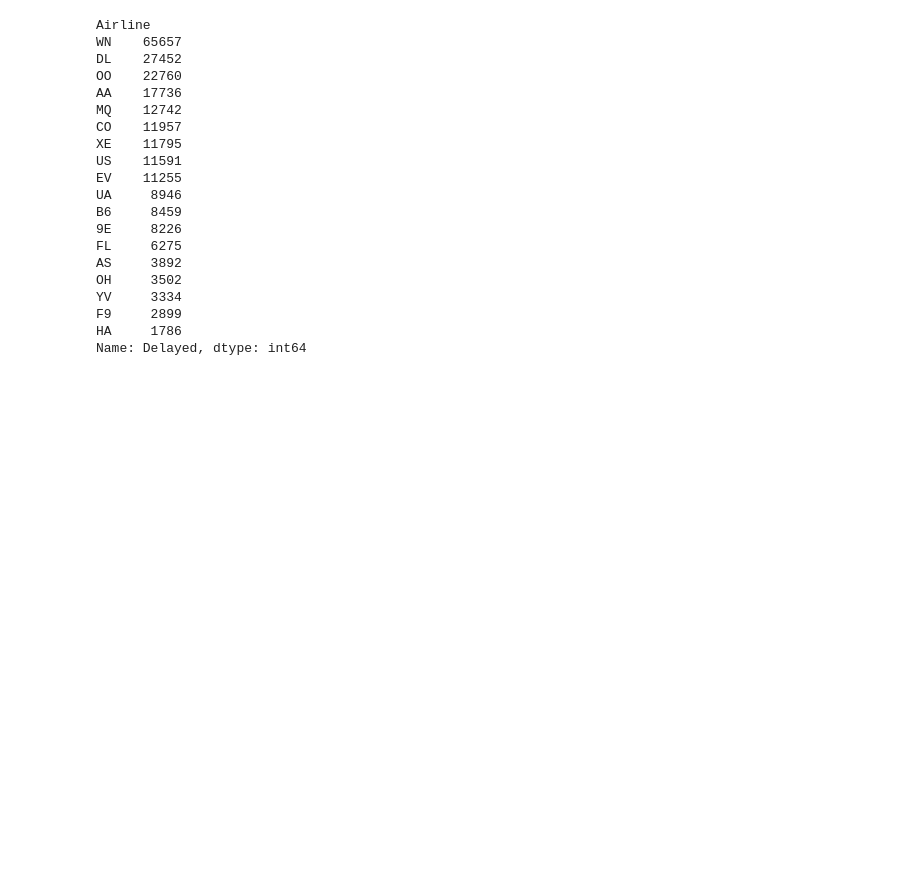
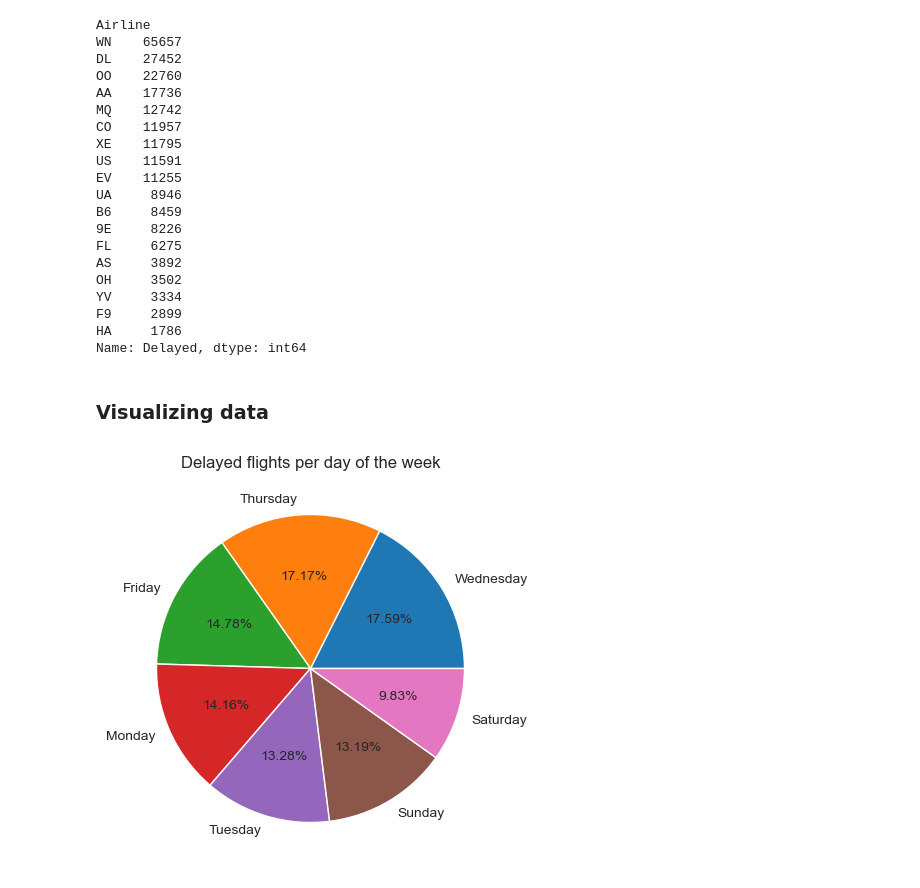
Before and after one commit to maurimc50/airline-delays, a Jupyter notebook: delays.ipynb, the cells around one changed output. Saved outputs shown, nothing was run; the diff lists cells and outputs as text; code cells hidden in the pictures; blank space fills up the shorter version.

Commit message:
reorganized and added graphs

```diff
--- a/delays.ipynb
+++ b/delays.ipynb
@@ -205,4 +213,15 @@ YV     3334
 F9     2899
 HA     1786
 Name: Delayed, dtype: int64
+# %% [markdown]
+### Visualizing data
+# %%
+# Pie chart showing the percentage of delayed flights per day of the week
+
+plt.figure(figsize=(8, 5))
+plt.pie(delays_by_day.values, labels=delays_by_day.index, autopct='%.2f%%')
+plt.title('Delayed flights per day of the week')
+plt.show()
+# %% [output]
+[figure, added]
 # %%
```
Also changed, not shown: parts of 10 cells of this notebook, 1 other file.
